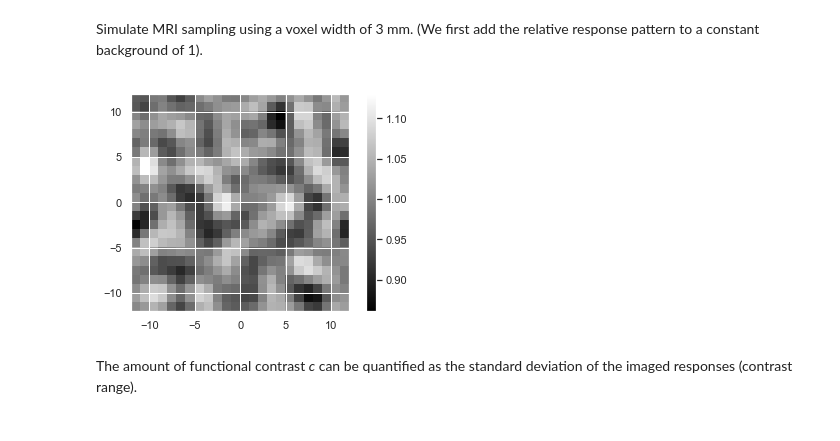
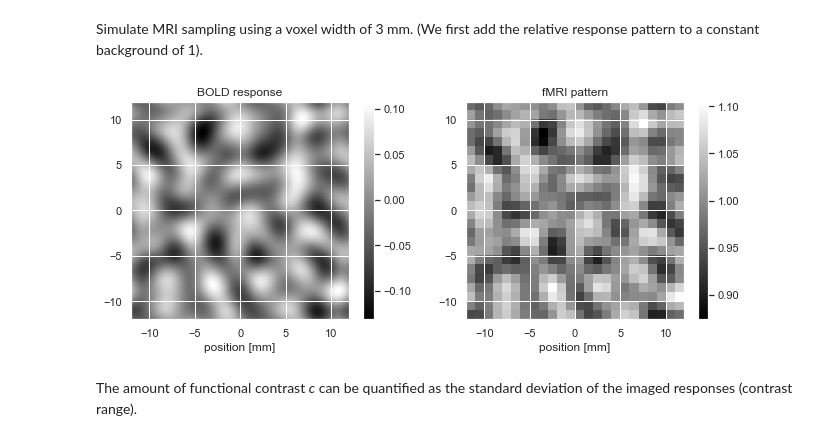
Before and after one commit to dchaimow/columnsfmri, a Jupyter notebook: columnsfmri.ipynb, the cells around one changed output. Drawn from its saved outputs; the diff is of its cells as text; code cells hidden in the pictures.

```diff
--- a/columnsfmri.ipynb
+++ b/columnsfmri.ipynb
@@ -39,11 +48,13 @@ sim.plotPattern(boldPattern)
 # %% [markdown]
 Simulate MRI sampling using a voxel width of 3 mm. (We first add the relative response pattern to a constant background of 1).
-# %%
-w = 1
-mriPattern = sim.mri(w,1+boldPattern)
-sim.plotVoxels(mriPattern)
-# %% [output]
-[figure, removed]
+# %%
+w = 1
+mriPattern = sim.mri(w,1+boldPattern)
+fig,axes = plt.subplots(1,2,figsize=(11,4))
+sim.plotPattern(boldPattern,title='BOLD response',ax=axes[0])
+sim.plotPattern(mriPattern,title='fMRI pattern',ax=axes[1])
+# %% [output]
+[figure, added]
 # %% [markdown]
 The amount of functional contrast _c_ can be quantified as the standard deviation of the imaged responses (contrast range).
 # %%
```
Also changed, not shown: parts of 10 cells of this notebook, 3 other files.
